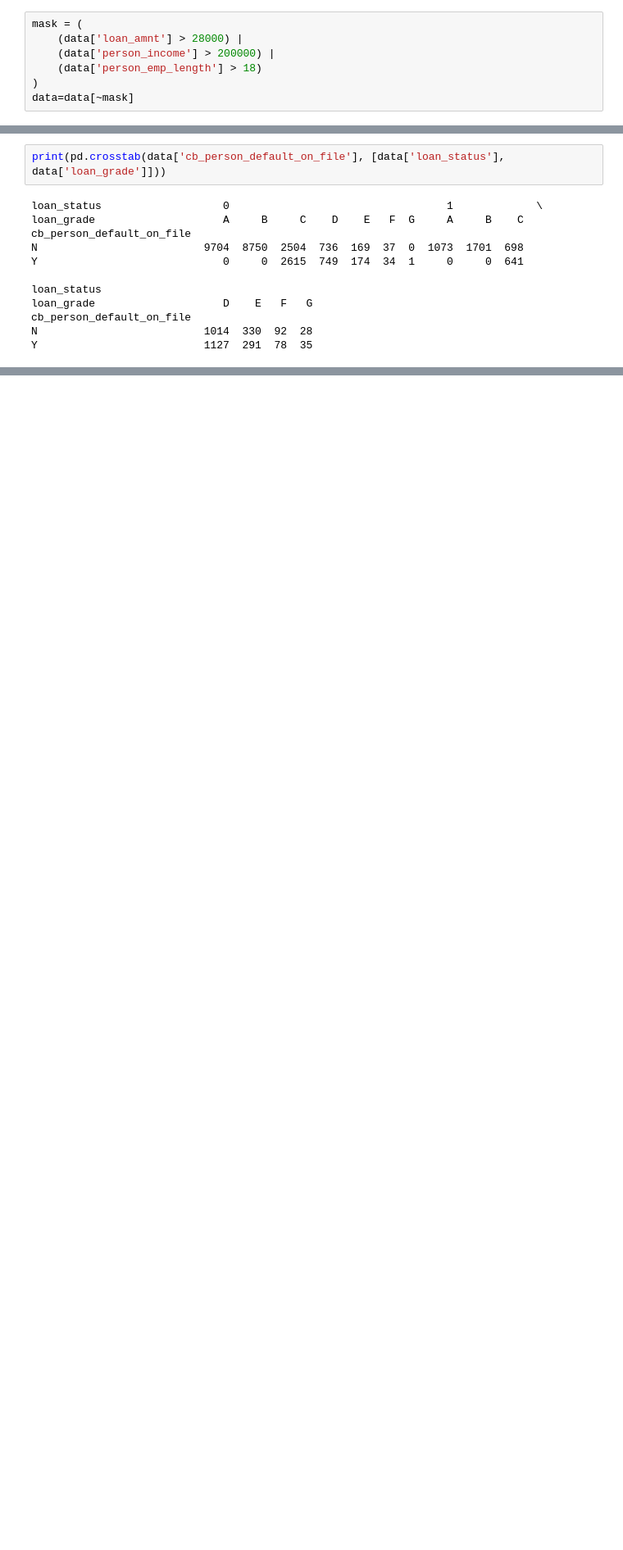
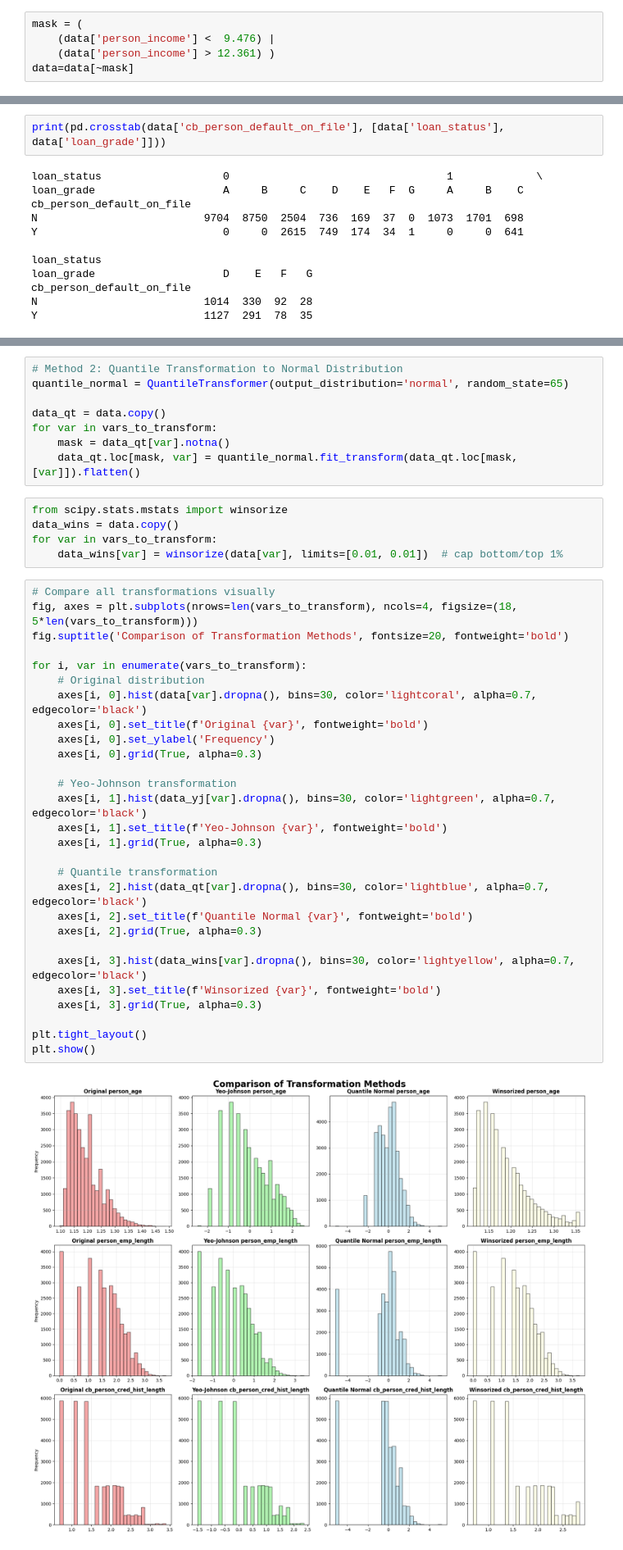
Before and after one commit to Notplays/Credit-Risk, a Jupyter notebook: EDA.ipynb, the cells around one changed output, grey strips where cells are left out. Shown at 82% size. Saved outputs shown, nothing was run; the diff lists cells and outputs as text; blank space fills up the shorter version.

```diff
--- a/EDA.ipynb
+++ b/EDA.ipynb
@@ -204,8 +376,6 @@ plt.show()
 removing more outliers and transformations
 # %%
 mask = (
-    (data['loan_amnt'] > 28000) |
-    (data['person_income'] > 200000) |
-    (data['person_emp_length'] > 18)
-)
+    (data['person_income'] <  9.476) |
+    (data['person_income'] > 12.361) )
 data=data[~mask]
@@ -306,0 +490,43 @@ Y                          1127  291  78  35
+# %%
+# Method 2: Quantile Transformation to Normal Distribution
+quantile_normal = QuantileTransformer(output_distribution='normal', random_state=65)
+
+data_qt = data.copy()
+for var in vars_to_transform:
+    mask = data_qt[var].notna()
+    data_qt.loc[mask, var] = quantile_normal.fit_transform(data_qt.loc[mask, [var]]).flatten()
+# %%
+from scipy.stats.mstats import winsorize
+data_wins = data.copy()
+for var in vars_to_transform:
+    data_wins[var] = winsorize(data[var], limits=[0.01, 0.01])  # cap bottom/top 1%
+# %%
+# Compare all transformations visually
+fig, axes = plt.subplots(nrows=len(vars_to_transform), ncols=4, figsize=(18, 5*len(vars_to_transform)))
+fig.suptitle('Comparison of Transformation Methods', fontsize=20, fontweight='bold')
+
+for i, var in enumerate(vars_to_transform):
+    # Original distribution
+    axes[i, 0].hist(data[var].dropna(), bins=30, color='lightcoral', alpha=0.7, edgecolor='black')
+    axes[i, 0].set_title(f'Original {var}', fontweight='bold')
+    axes[i, 0].set_ylabel('Frequency')
+    axes[i, 0].grid(True, alpha=0.3)
+
+    # Yeo-Johnson transformation
+    axes[i, 1].hist(data_yj[var].dropna(), bins=30, color='lightgreen', alpha=0.7, edgecolor='black')
+    axes[i, 1].set_title(f'Yeo-Johnson {var}', fontweight='bold')
+    axes[i, 1].grid(True, alpha=0.3)
+
+    # Quantile transformation
+    axes[i, 2].hist(data_qt[var].dropna(), bins=30, color='lightblue', alpha=0.7, edgecolor='black')
+    axes[i, 2].set_title(f'Quantile Normal {var}', fontweight='bold')
+    axes[i, 2].grid(True, alpha=0.3)
+
+    axes[i, 3].hist(data_wins[var].dropna(), bins=30, color='lightyellow', alpha=0.7, edgecolor='black')
+    axes[i, 3].set_title(f'Winsorized {var}', fontweight='bold')
+    axes[i, 3].grid(True, alpha=0.3)
+
+plt.tight_layout()
+plt.show()
+# %% [output]
+[figure, added]
```
Also changed, not shown: parts of 24 cells of this notebook, 6 other files.
